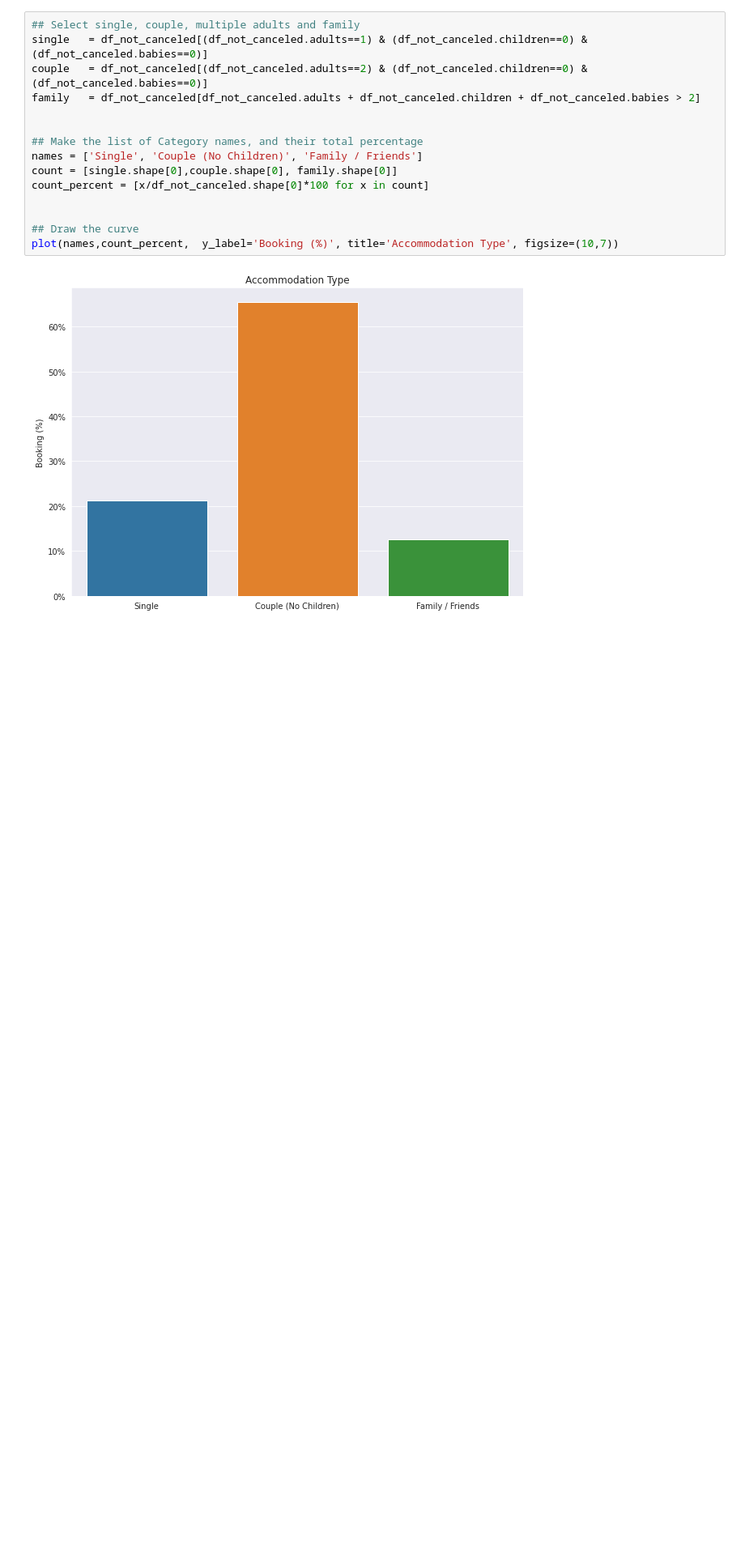
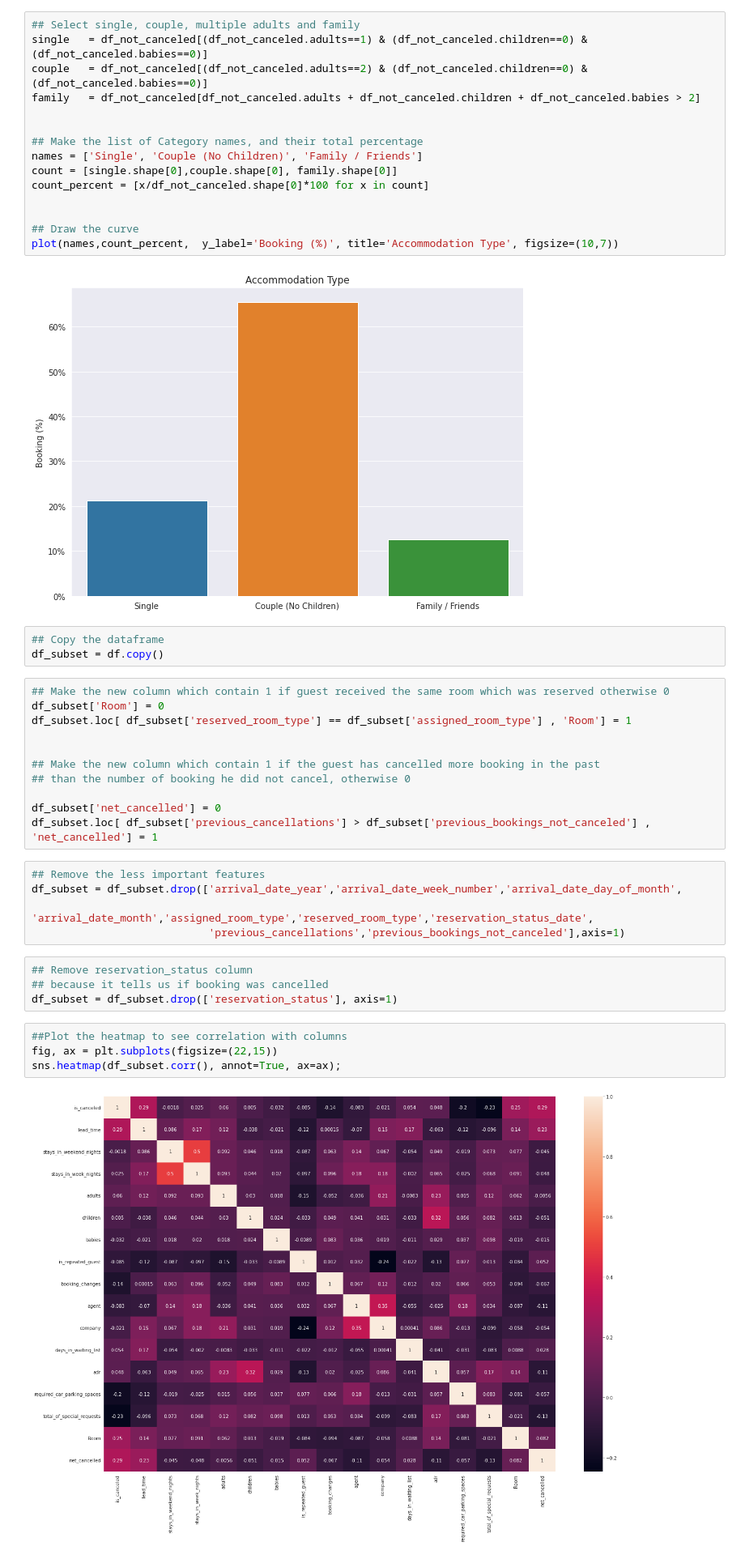
Before and after one commit to pallavibhardwaj/hotel-booking-analysis, a Jupyter notebook: Pallavi_Bhardwaj_Hotel_Booking_Analysis_Capstone_Project.ipynb, the cells around one changed output. Shown: that part at 81% size. Drawn from its saved outputs; the diff is of its cells as text; blank space fills up the shorter version.

Commit message:
second commit hotel booking analysis

```diff
--- a/Pallavi_Bhardwaj_Hotel_Booking_Analysis_Capstone_Project.ipynb
+++ b/Pallavi_Bhardwaj_Hotel_Booking_Analysis_Capstone_Project.ipynb
@@ -255,3 +255,32 @@ count_percent = [x/df_not_canceled.shape[0]*100 for x in count]
 plot(names,count_percent,  y_label='Booking (%)', title='Accommodation Type', figsize=(10,7))
 # %% [output]
 [figure]
+# %%
+## Copy the dataframe
+df_subset = df.copy()
+# %%
+## Make the new column which contain 1 if guest received the same room which was reserved otherwise 0
+df_subset['Room'] = 0
+df_subset.loc[ df_subset['reserved_room_type'] == df_subset['assigned_room_type'] , 'Room'] = 1
+
+
+## Make the new column which contain 1 if the guest has cancelled more booking in the past
+## than the number of booking he did not cancel, otherwise 0
+
+df_subset['net_cancelled'] = 0
+df_subset.loc[ df_subset['previous_cancellations'] > df_subset['previous_bookings_not_canceled'] , 'net_cancelled'] = 1
+# %%
+## Remove the less important features
+df_subset = df_subset.drop(['arrival_date_year','arrival_date_week_number','arrival_date_day_of_month',
+                            'arrival_date_month','assigned_room_type','reserved_room_type','reservation_status_date',
+                            'previous_cancellations','previous_bookings_not_canceled'],axis=1)
+# %%
+## Remove reservation_status column
+## because it tells us if booking was cancelled
+df_subset = df_subset.drop(['reservation_status'], axis=1)
+# %%
+##Plot the heatmap to see correlation with columns
+fig, ax = plt.subplots(figsize=(22,15))
+sns.heatmap(df_subset.corr(), annot=True, ax=ax);
+# %% [output]
+[figure, added]
```
Also changed, not shown: parts of 3 cells of this notebook.
